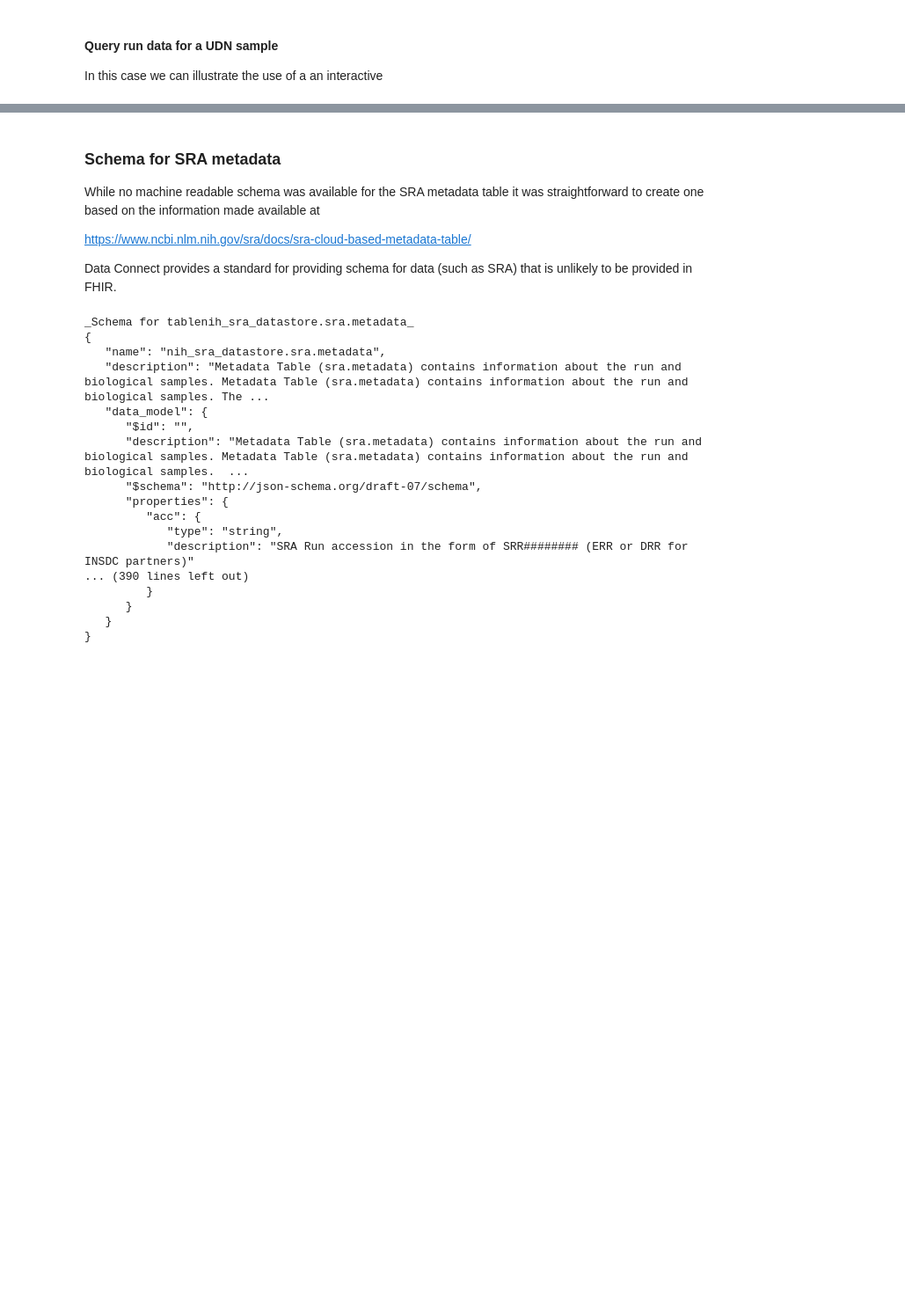
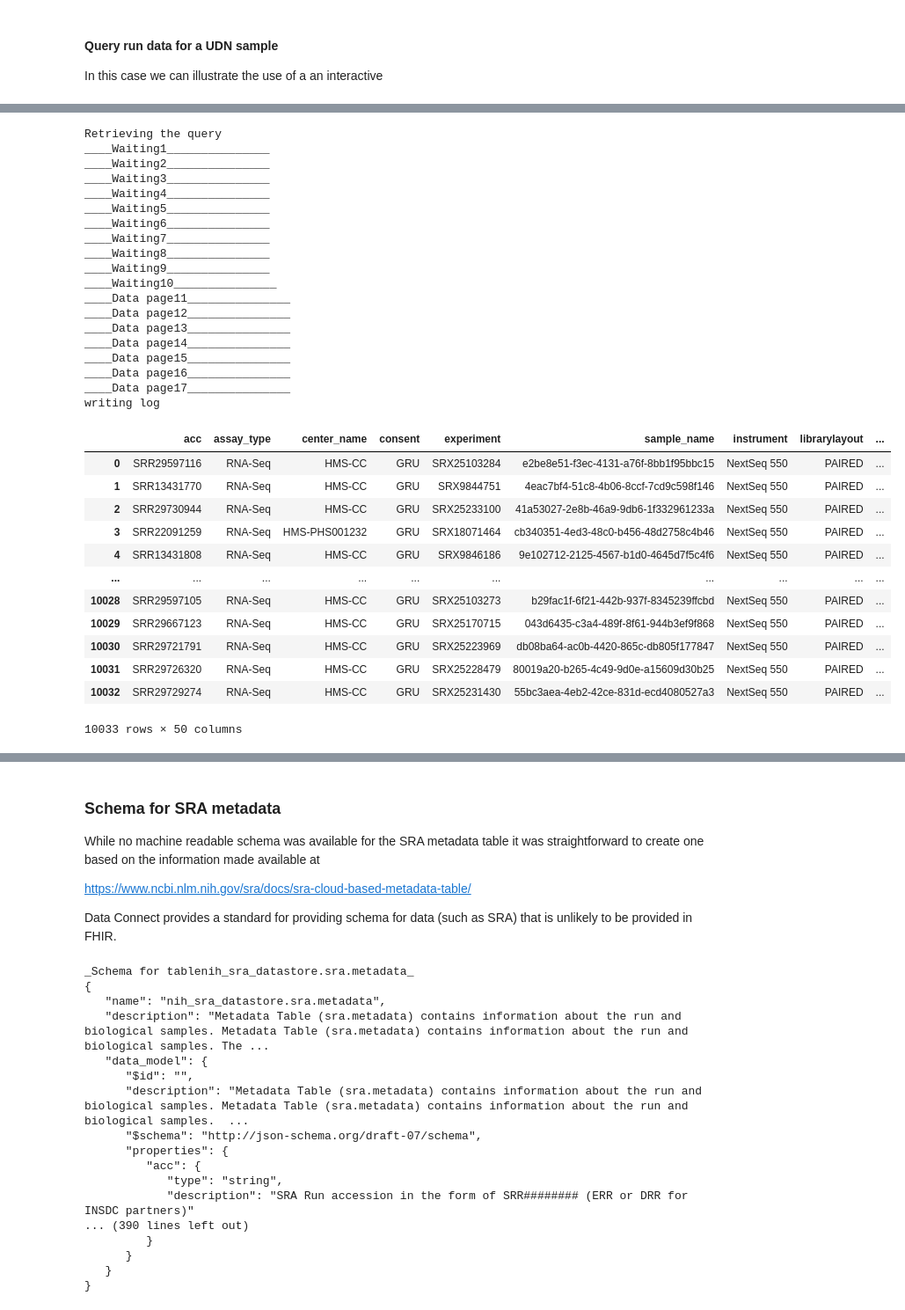
Before and after one commit to ga4gh/fasp-scripts, a Jupyter notebook: notebooks/search/Data Connect - dbGaP 1.ipynb, the cells around one changed output, grey strips where cells are left out. Shown: that part at 88% size. Cells and saved outputs as stored; diff of their text form; code cells hidden in the pictures; blank space fills up the shorter version.

```diff
--- a/notebooks/search/Data Connect - dbGaP 1.ipynb
+++ b/notebooks/search/Data Connect - dbGaP 1.ipynb
@@ -864,0 +997,38 @@ ____Page65_______________
+# %%
+json_data = cl.get_data('tutorial.scr_udn_v5.sra_run_flat', return_type='json')
+                        #query_tags=query_tags )
+df = pd.DataFrame.from_dict(json_data)
+df
+# %% [output]
+Retrieving the query
+____Waiting1_______________
+____Waiting2_______________
+____Waiting3_______________
+____Waiting4_______________
+____Waiting5_______________
+____Waiting6_______________
+____Waiting7_______________
+____Waiting8_______________
+____Waiting9_______________
+____Waiting10_______________
+____Data page11_______________
+____Data page12_______________
+____Data page13_______________
+____Data page14_______________
+____Data page15_______________
+____Data page16_______________
+____Data page17_______________
+writing log
+|  | acc | assay_type | center_name | consent | experiment | sample_name | instrument | librarylayout | ... |
+| 0 | SRR29597116 | RNA-Seq | HMS-CC | GRU | SRX25103284 | e2be8e51-f3ec-4131-a76f-8bb1f95bbc15 | NextSeq 550 | PAIRED | ... |
+| 1 | SRR13431770 | RNA-Seq | HMS-CC | GRU | SRX9844751 | 4eac7bf4-51c8-4b06-8ccf-7cd9c598f146 | NextSeq 550 | PAIRED | ... |
+| 2 | SRR29730944 | RNA-Seq | HMS-CC | GRU | SRX25233100 | 41a53027-2e8b-46a9-9db6-1f332961233a | NextSeq 550 | PAIRED | ... |
+| 3 | SRR22091259 | RNA-Seq | HMS-PHS001232 | GRU | SRX18071464 | cb340351-4ed3-48c0-b456-48d2758c4b46 | NextSeq 550 | PAIRED | ... |
+| 4 | SRR13431808 | RNA-Seq | HMS-CC | GRU | SRX9846186 | 9e102712-2125-4567-b1d0-4645d7f5c4f6 | NextSeq 550 | PAIRED | ... |
+| ... | ... | ... | ... | ... | ... | ... | ... | ... | ... |
+| 10028 | SRR29597105 | RNA-Seq | HMS-CC | GRU | SRX25103273 | b29fac1f-6f21-442b-937f-8345239ffcbd | NextSeq 550 | PAIRED | ... |
+| 10029 | SRR29667123 | RNA-Seq | HMS-CC | GRU | SRX25170715 | 043d6435-c3a4-489f-8f61-944b3ef9f868 | NextSeq 550 | PAIRED | ... |
+| 10030 | SRR29721791 | RNA-Seq | HMS-CC | GRU | SRX25223969 | db08ba64-ac0b-4420-865c-db805f177847 | NextSeq 550 | PAIRED | ... |
+| 10031 | SRR29726320 | RNA-Seq | HMS-CC | GRU | SRX25228479 | 80019a20-b265-4c49-9d0e-a15609d30b25 | NextSeq 550 | PAIRED | ... |
+| 10032 | SRR29729274 | RNA-Seq | HMS-CC | GRU | SRX25231430 | 55bc3aea-4eb2-42ce-831d-ecd4080527a3 | NextSeq 550 | PAIRED | ... |
+10033 rows × 50 columns
```
Also changed, not shown: parts of 55 cells of this notebook, 5 other files.
